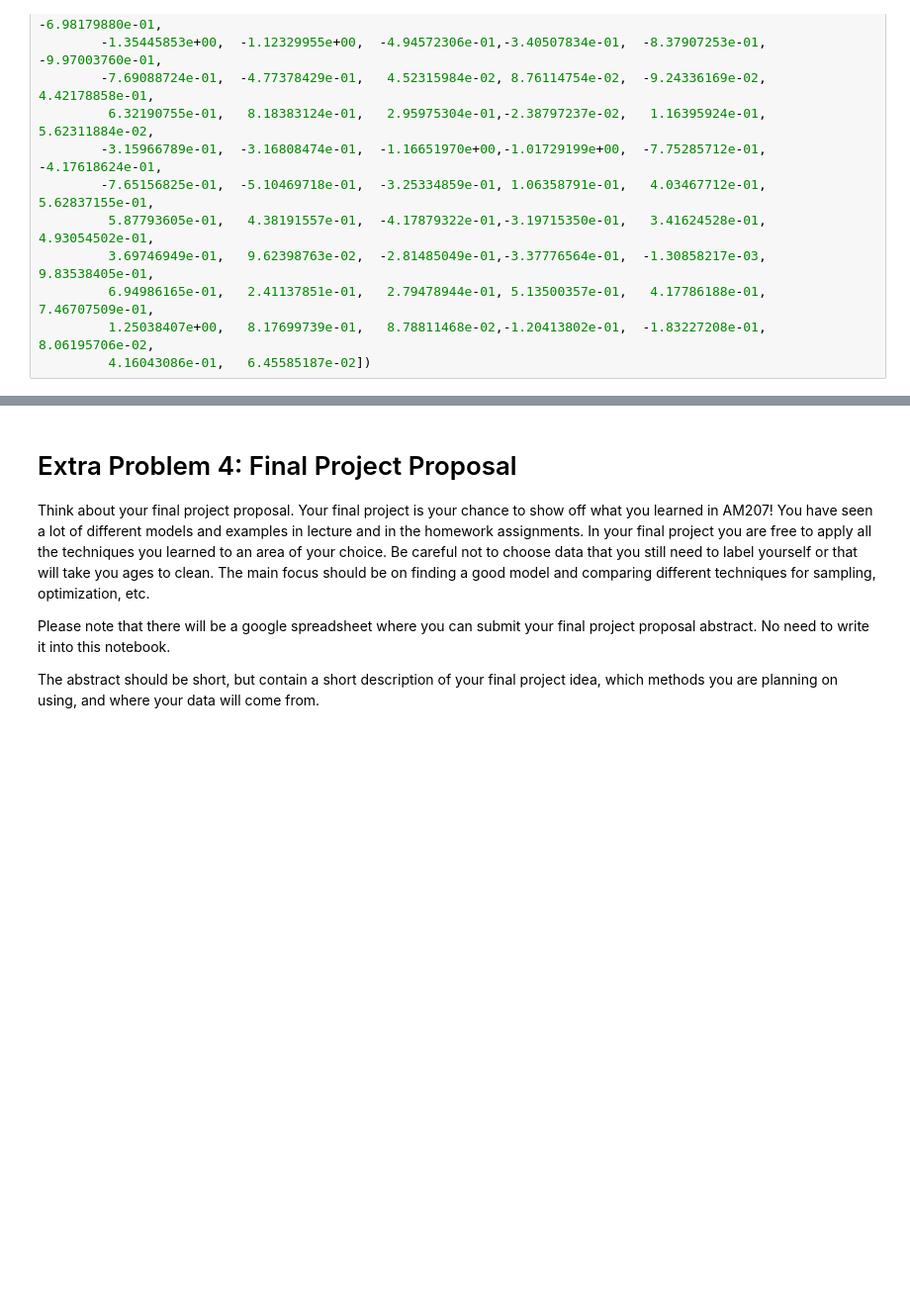
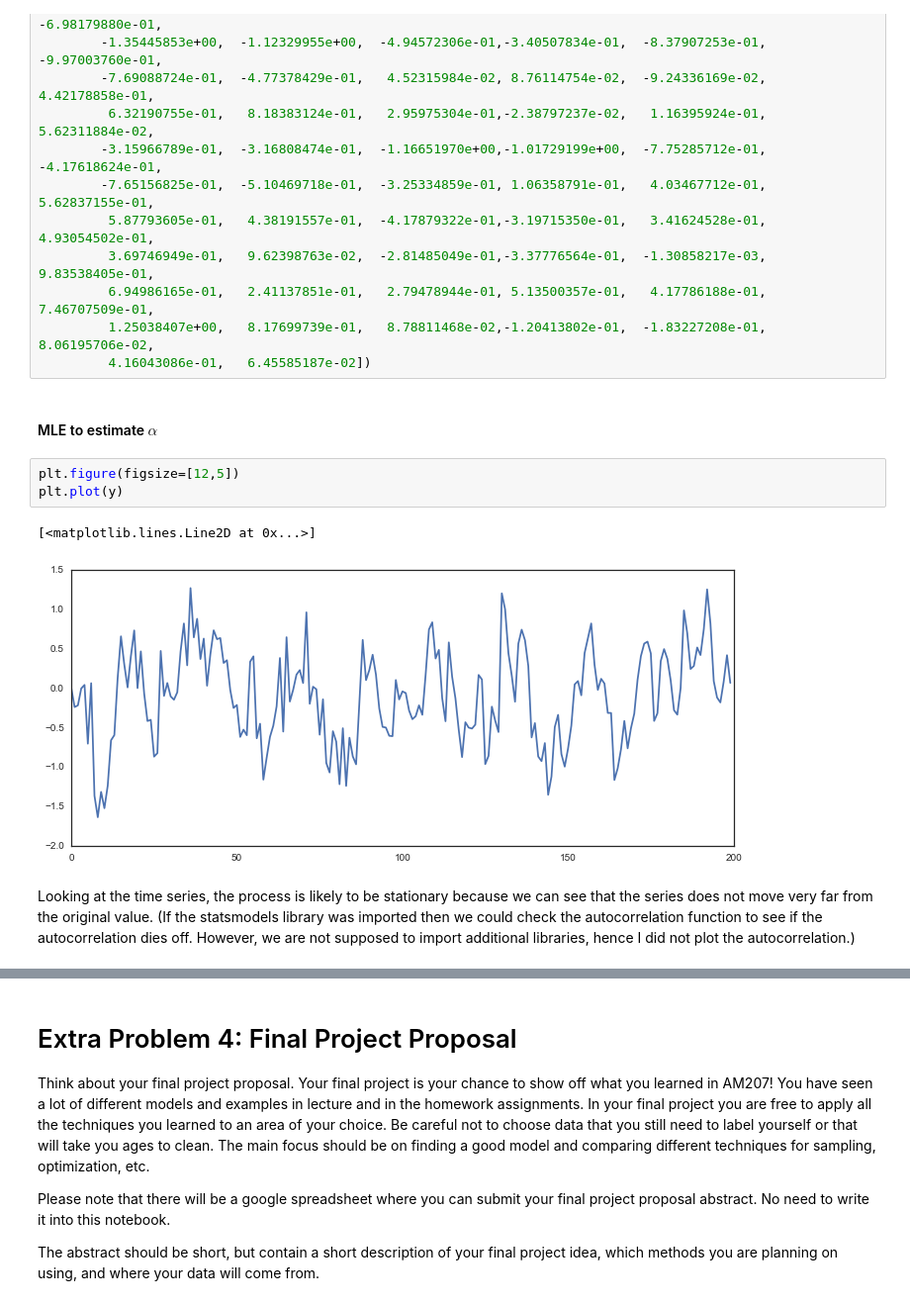
Before and after one commit to hanqingxu93/2016, a Jupyter notebook: Homework/AM207_JOSHUAMEI_HW4.ipynb, the cells around one changed output, grey strips where cells are left out. Shown: that part at 99% size. Cells and saved outputs as stored; diff of their text form; blank space fills up the shorter version.

```diff
--- a/Homework/AM207_JOSHUAMEI_HW4.ipynb
+++ b/Homework/AM207_JOSHUAMEI_HW4.ipynb
@@ -662,3 +691,13 @@ y=np.array([0.00000000e+00,  -2.41884381e-01,  -2.19815584e-01, -5.92654275e-03,
          6.94986165e-01,   2.41137851e-01,   2.79478944e-01, 5.13500357e-01,   4.17786188e-01,   7.46707509e-01,
          1.25038407e+00,   8.17699739e-01,   8.78811468e-02,-1.20413802e-01,  -1.83227208e-01,   8.06195706e-02,
          4.16043086e-01,   6.45585187e-02])
+# %% [markdown]
+#### MLE to estimate $\alpha$
+# %%
+plt.figure(figsize=[12,5])
+plt.plot(y)
+# %% [output]
+[<matplotlib.lines.Line2D at 0x...>]
+[figure, added]
+# %% [markdown]
+Looking at the time series, the process is likely to be stationary because we can see that the series does not move very far from the original value. (If the statsmodels library was imported then we could check the autocorrelation function to see if the autocorrelation dies off. However, we are not supposed to import additional libraries, hence I did not plot the autocorrelation.)
```
Also changed, not shown: parts of 25 cells of this notebook.
